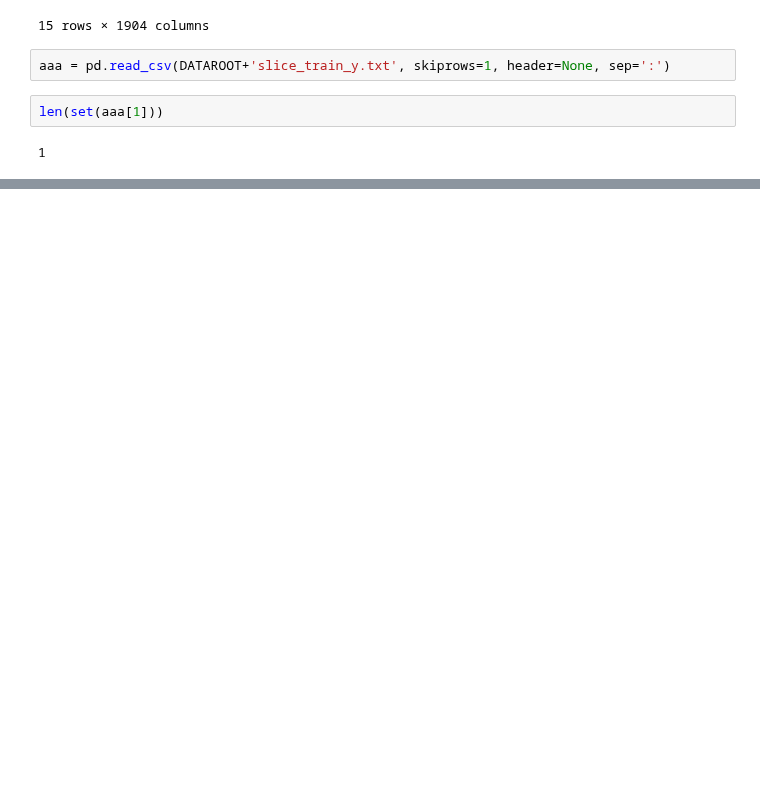
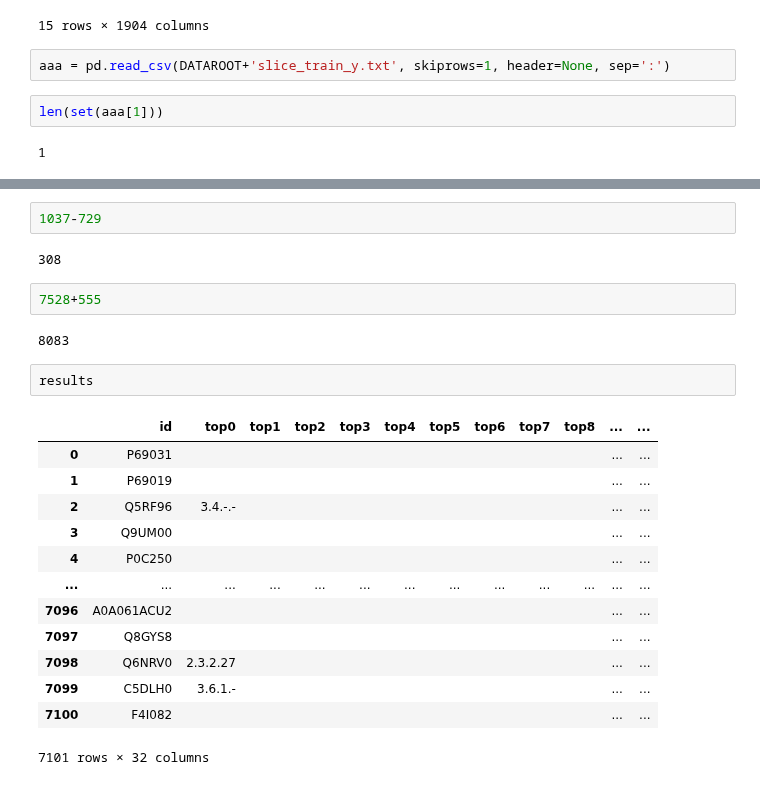
Before and after one commit to kingstdio/BioUniprot, a Jupyter notebook: tasks/task3R/data_prepare.ipynb, the cells around one changed output, grey strips where cells are left out. Drawn from its saved outputs; the diff is of its cells as text; blank space fills up the shorter version.

```diff
--- a/tasks/task3R/data_prepare.ipynb
+++ b/tasks/task3R/data_prepare.ipynb
@@ -408,0 +733,24 @@ ModuleNotFoundError: No module named 'sklearn.preprocessing.label'
+# %%
+1037-729
+# %% [output]
+308
+# %%
+7528+555
+# %% [output]
+8083
+# %%
+results
+# %% [output]
+|  | id | top0 | top1 | top2 | top3 | top4 | top5 | top6 | top7 | top8 | ... | ... |
+| 0 | P69031 |  |  |  |  |  |  |  |  |  | ... | ... |
+| 1 | P69019 |  |  |  |  |  |  |  |  |  | ... | ... |
+| 2 | Q5RF96 | 3.4.-.- |  |  |  |  |  |  |  |  | ... | ... |
+| 3 | Q9UM00 |  |  |  |  |  |  |  |  |  | ... | ... |
+| 4 | P0C250 |  |  |  |  |  |  |  |  |  | ... | ... |
+| ... | ... | ... | ... | ... | ... | ... | ... | ... | ... | ... | ... | ... |
+| 7096 | A0A061ACU2 |  |  |  |  |  |  |  |  |  | ... | ... |
+| 7097 | Q8GYS8 |  |  |  |  |  |  |  |  |  | ... | ... |
+| 7098 | Q6NRV0 | 2.3.2.27 |  |  |  |  |  |  |  |  | ... | ... |
+| 7099 | C5DLH0 | 3.6.1.- |  |  |  |  |  |  |  |  | ... | ... |
+| 7100 | F4I082 |  |  |  |  |  |  |  |  |  | ... | ... |
+7101 rows × 32 columns
```
Also changed, not shown: parts of 48 cells of this notebook, 6 other files.
